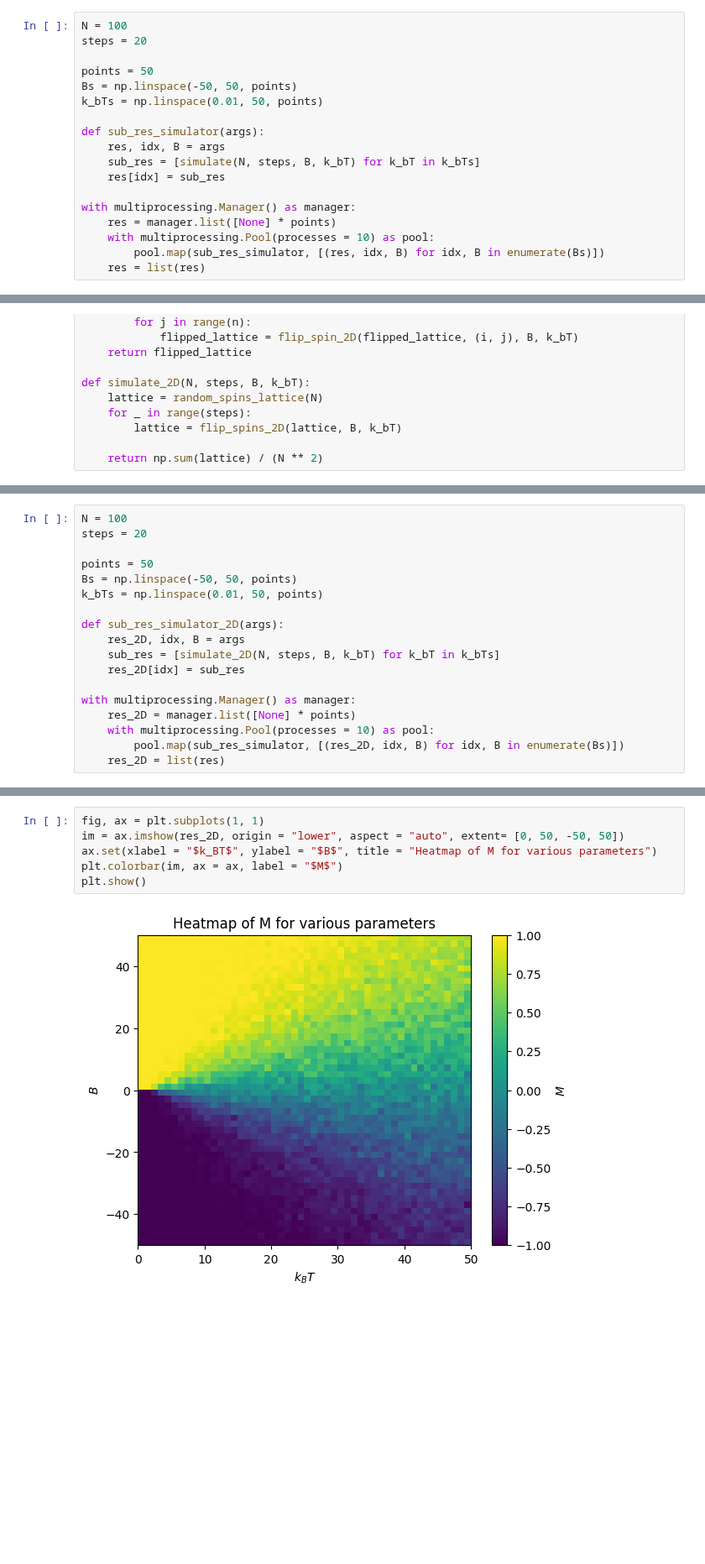
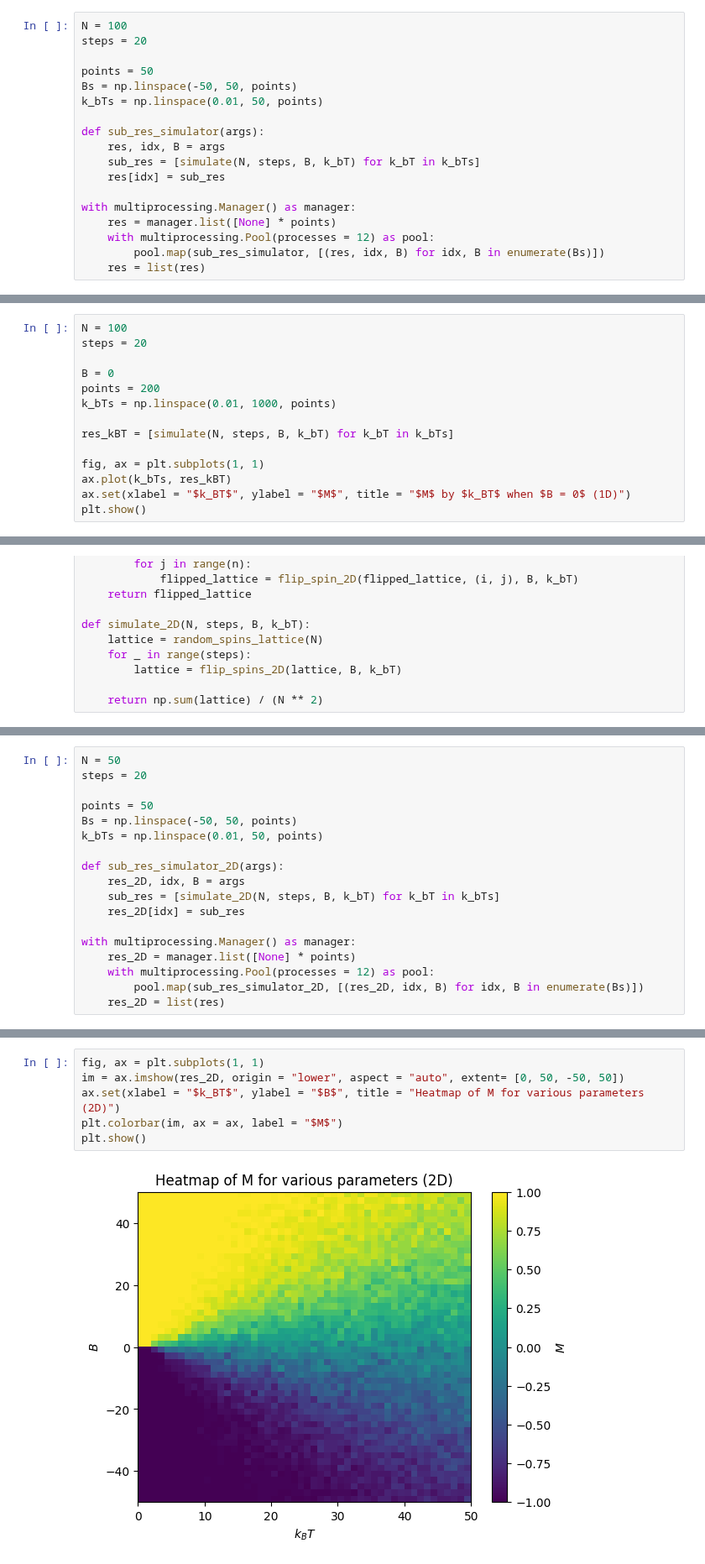
Before and after one commit to vibilanj/cmps, a Jupyter notebook: homework/Ising_Model.ipynb, the cells around one changed output, grey strips where cells are left out. Shown at 84% size. Drawn from its saved outputs; the diff is of its cells as text; blank space fills up the shorter version.

```diff
--- a/homework/Ising_Model.ipynb
+++ b/homework/Ising_Model.ipynb
@@ -190,7 +190,7 @@ def sub_res_simulator(args):
 
 with multiprocessing.Manager() as manager:
     res = manager.list([None] * points)
-    with multiprocessing.Pool(processes = 10) as pool:
+    with multiprocessing.Pool(processes = 12) as pool:
         pool.map(sub_res_simulator, [(res, idx, B) for idx, B in enumerate(Bs)])
     res = list(res)
 # %% [markdown]
@@ -213,0 +216,14 @@ We can see a nice pattern in the heatmap. There is a yellow area ($M = 1$) in th
+# %%
+N = 100
+steps = 20
+
+B = 0
+points = 200
+k_bTs = np.linspace(0.01, 1000, points)
+
+res_kBT = [simulate(N, steps, B, k_bT) for k_bT in k_bTs]
+
+fig, ax = plt.subplots(1, 1)
+ax.plot(k_bTs, res_kBT)
+ax.set(xlabel = "$k_BT$", ylabel = "$M$", title = "$M$ by $k_BT$ when $B = 0$ (1D)")
+plt.show()
@@ -268,5 +290,5 @@ def simulate_2D(N, steps, B, k_bT):
 # %%
-N = 100
+N = 50
 steps = 20
 
 points = 50
@@ -280,6 +302,6 @@ def sub_res_simulator_2D(args):
 
 with multiprocessing.Manager() as manager:
     res_2D = manager.list([None] * points)
-    with multiprocessing.Pool(processes = 10) as pool:
-        pool.map(sub_res_simulator, [(res_2D, idx, B) for idx, B in enumerate(Bs)])
+    with multiprocessing.Pool(processes = 12) as pool:
+        pool.map(sub_res_simulator_2D, [(res_2D, idx, B) for idx, B in enumerate(Bs)])
     res_2D = list(res)
@@ -286,8 +310,8 @@ with multiprocessing.Manager() as manager:
 # %%
 fig, ax = plt.subplots(1, 1)
 im = ax.imshow(res_2D, origin = "lower", aspect = "auto", extent= [0, 50, -50, 50])
-ax.set(xlabel = "$k_BT$", ylabel = "$B$", title = "Heatmap of M for various parameters")
+ax.set(xlabel = "$k_BT$", ylabel = "$B$", title = "Heatmap of M for various parameters (2D)")
 plt.colorbar(im, ax = ax, label = "$M$")
 plt.show()
 # %% [output]
-[figure, old version]
+[figure, new version]
```
Also changed, not shown: parts of 10 cells of this notebook, 1 other file.
